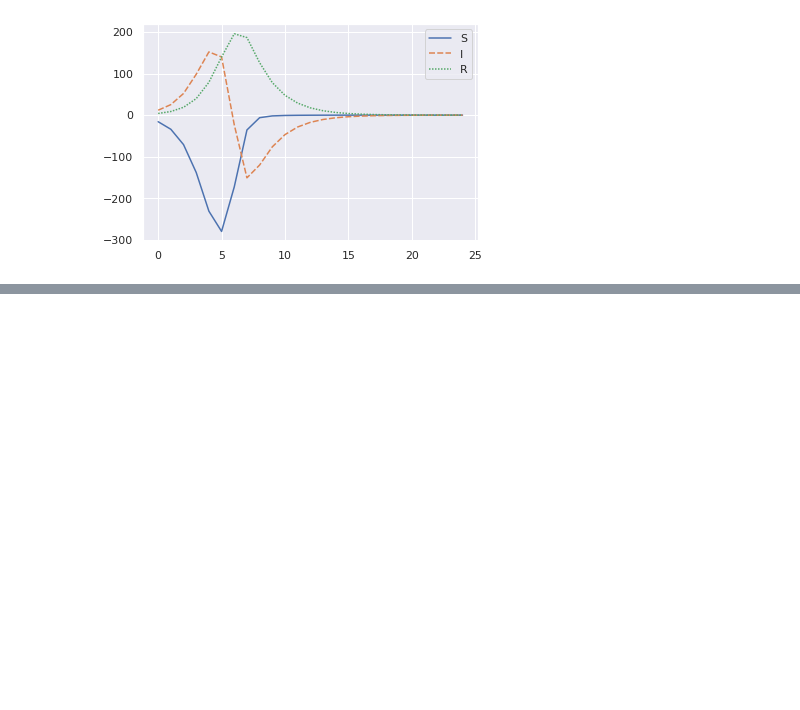
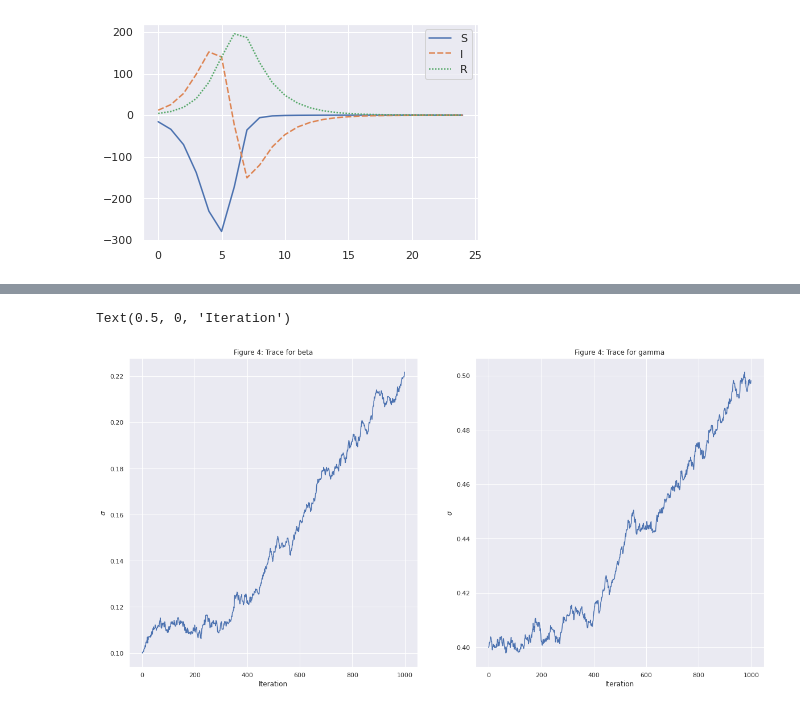
Before and after one commit to MainN/masters, a Jupyter notebook: mcmc_viz.ipynb, the cells around one changed output, grey strips where cells are left out. Drawn from its saved outputs; the diff is of its cells as text; code cells hidden in the pictures; blank space fills up the shorter version.

Commit message:
upload mcmc_viz new ver

```diff
--- a/mcmc_viz.ipynb
+++ b/mcmc_viz.ipynb
@@ -35,4 +36,4 @@ model.viz()
 # %%
 xes=my_proc.result[:10]
 my_mcmc=mcmc.MCMC(0.4, 0.1,0.75,xes)
-my_mcmc.run(6000)
+my_mcmc.run(1000)
@@ -75,0 +74,15 @@ ax = my_proc.viz_run()
+# %%
+fig = plt.figure(figsize=(20,10))
+ax = fig.add_subplot(1,2,1)
+ax.plot((np.asarray(my_mcmc.result)[:,1]))
+ax.set_title("Figure 4: Trace for beta")
+ax.set_ylabel("$\sigma$")
+ax.set_xlabel("Iteration")
+ax2 = fig.add_subplot(1,2,2)
+ax2.plot((np.asarray(my_mcmc.result)[:,0]))
+ax2.set_title("Figure 4: Trace for gamma")
+ax2.set_ylabel("$\sigma$")
+ax2.set_xlabel("Iteration")
+# %% [output]
+Text(0.5, 0, 'Iteration')
+[figure, added]
```
Also changed, not shown: parts of 8 cells of this notebook, 1 other file.
